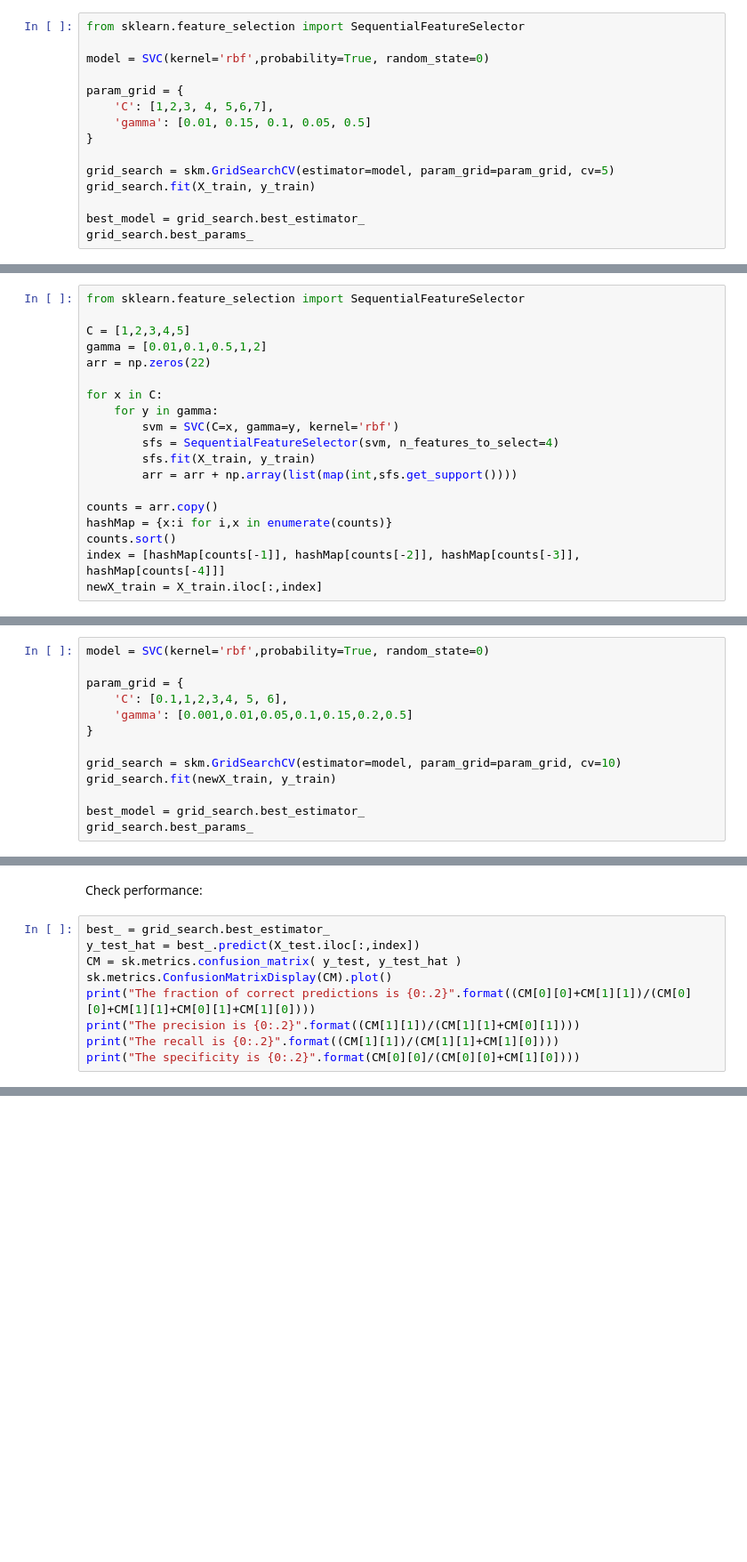
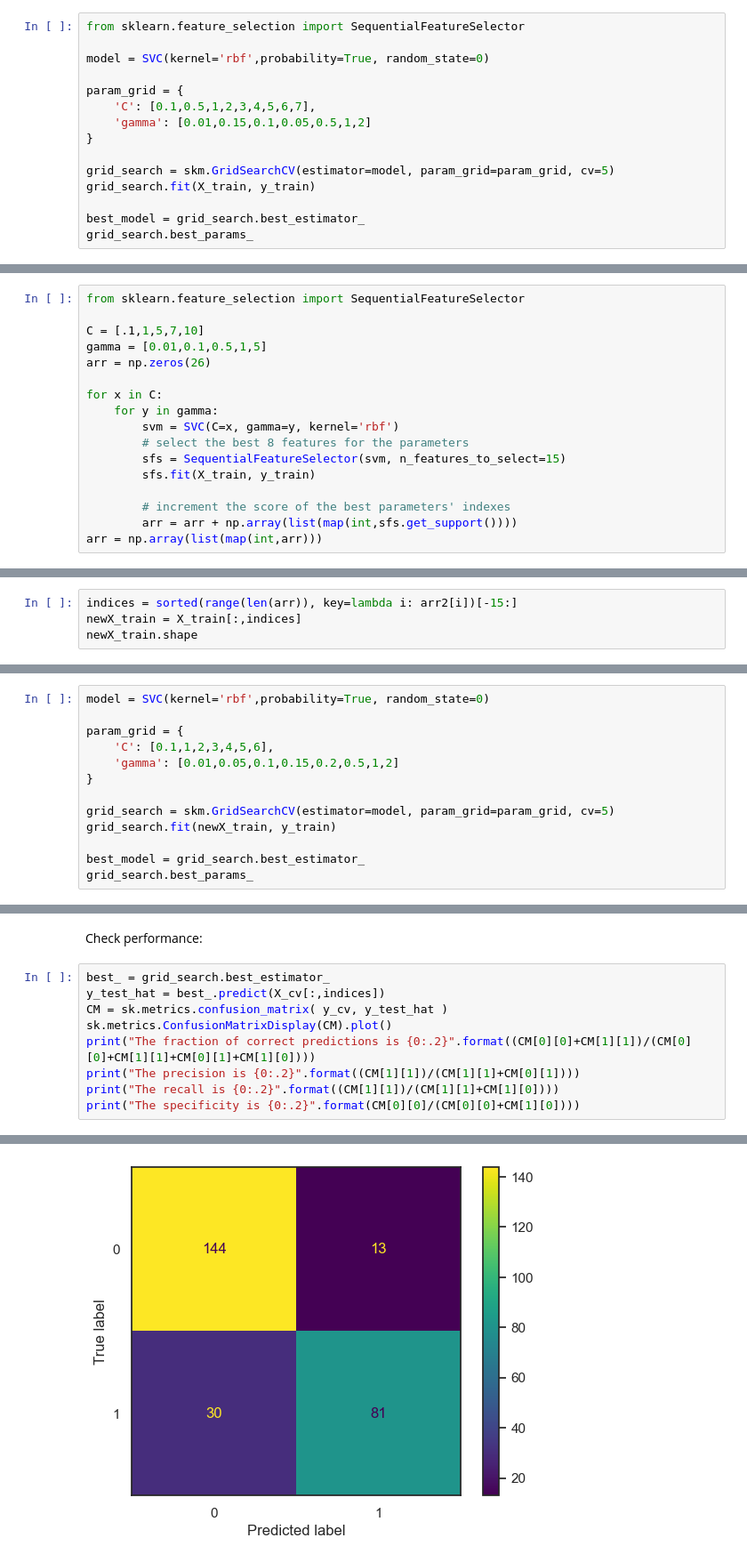
Before and after one commit to odshelley/kagglePublic, a Jupyter notebook: titanic/SVMApproach.ipynb, the cells around one changed output, grey strips where cells are left out. Shown: that part at 89% size. Saved outputs shown, nothing was run; the diff lists cells and outputs as text; blank space fills up the shorter version.

```diff
--- a/titanic/SVMApproach.ipynb
+++ b/titanic/SVMApproach.ipynb
@@ -277,8 +226,8 @@ from sklearn.feature_selection import SequentialFeatureSelector
 model = SVC(kernel='rbf',probability=True, random_state=0)
 
 param_grid = {
-    'C': [1,2,3, 4, 5,6,7],
-    'gamma': [0.01, 0.15, 0.1, 0.05, 0.5]
+    'C': [0.1,0.5,1,2,3,4,5,6,7],
+    'gamma': [0.01,0.15,0.1,0.05,0.5,1,2]
 }
 
 grid_search = skm.GridSearchCV(estimator=model, param_grid=param_grid, cv=5)
@@ -351,19 +271,17 @@ We try forward selection.
 # %%
 from sklearn.feature_selection import SequentialFeatureSelector
 
-C = [1,2,3,4,5]
-gamma = [0.01,0.1,0.5,1,2]
-arr = np.zeros(22)
+C = [.1,1,5,7,10]
+gamma = [0.01,0.1,0.5,1,5]
+arr = np.zeros(26)
 
 for x in C:
     for y in gamma:
         svm = SVC(C=x, gamma=y, kernel='rbf')
-        sfs = SequentialFeatureSelector(svm, n_features_to_select=4)
+        # select the best 8 features for the parameters
+        sfs = SequentialFeatureSelector(svm, n_features_to_select=15)
         sfs.fit(X_train, y_train)
+
+        # increment the score of the best parameters' indexes
         arr = arr + np.array(list(map(int,sfs.get_support())))
-
-counts = arr.copy()
-hashMap = {x:i for i,x in enumerate(counts)}
-counts.sort()
-index = [hashMap[counts[-1]], hashMap[counts[-2]], hashMap[counts[-3]], hashMap[counts[-4]]]
-newX_train = X_train.iloc[:,index]
+arr = np.array(list(map(int,arr)))
@@ -371,0 +290,4 @@ ValueError: operands could not be broadcast together with shapes (22,) (26,)
+# %%
+indices = sorted(range(len(arr)), key=lambda i: arr2[i])[-15:]
+newX_train = X_train[:,indices]
+newX_train.shape
@@ -375,11 +299,11 @@ We try and find good parameters for the chosen features:
 model = SVC(kernel='rbf',probability=True, random_state=0)
 
 param_grid = {
-    'C': [0.1,1,2,3,4, 5, 6],
-    'gamma': [0.001,0.01,0.05,0.1,0.15,0.2,0.5]
+    'C': [0.1,1,2,3,4,5,6],
+    'gamma': [0.01,0.05,0.1,0.15,0.2,0.5,1,2]
 }
 
-grid_search = skm.GridSearchCV(estimator=model, param_grid=param_grid, cv=10)
+grid_search = skm.GridSearchCV(estimator=model, param_grid=param_grid, cv=5)
 grid_search.fit(newX_train, y_train)
 
 best_model = grid_search.best_estimator_
@@ -390,8 +314,8 @@ grid_search.best_params_
 Check performance:
 # %%
 best_ = grid_search.best_estimator_
-y_test_hat = best_.predict(X_test.iloc[:,index])
-CM = sk.metrics.confusion_matrix( y_test, y_test_hat )
+y_test_hat = best_.predict(X_cv[:,indices])
+CM = sk.metrics.confusion_matrix( y_cv, y_test_hat )
 sk.metrics.ConfusionMatrixDisplay(CM).plot()
 print("The fraction of correct predictions is {0:.2}".format((CM[0][0]+CM[1][1])/(CM[0][0]+CM[1][1]+CM[0][1]+CM[1][0])))
 print("The precision is {0:.2}".format((CM[1][1])/(CM[1][1]+CM[0][1])))
@@ -401,0 +329 @@ AttributeError: 'numpy.ndarray' object has no attribute 'iloc'
+[figure, added]
```
Also changed, not shown: parts of 40 cells of this notebook.
